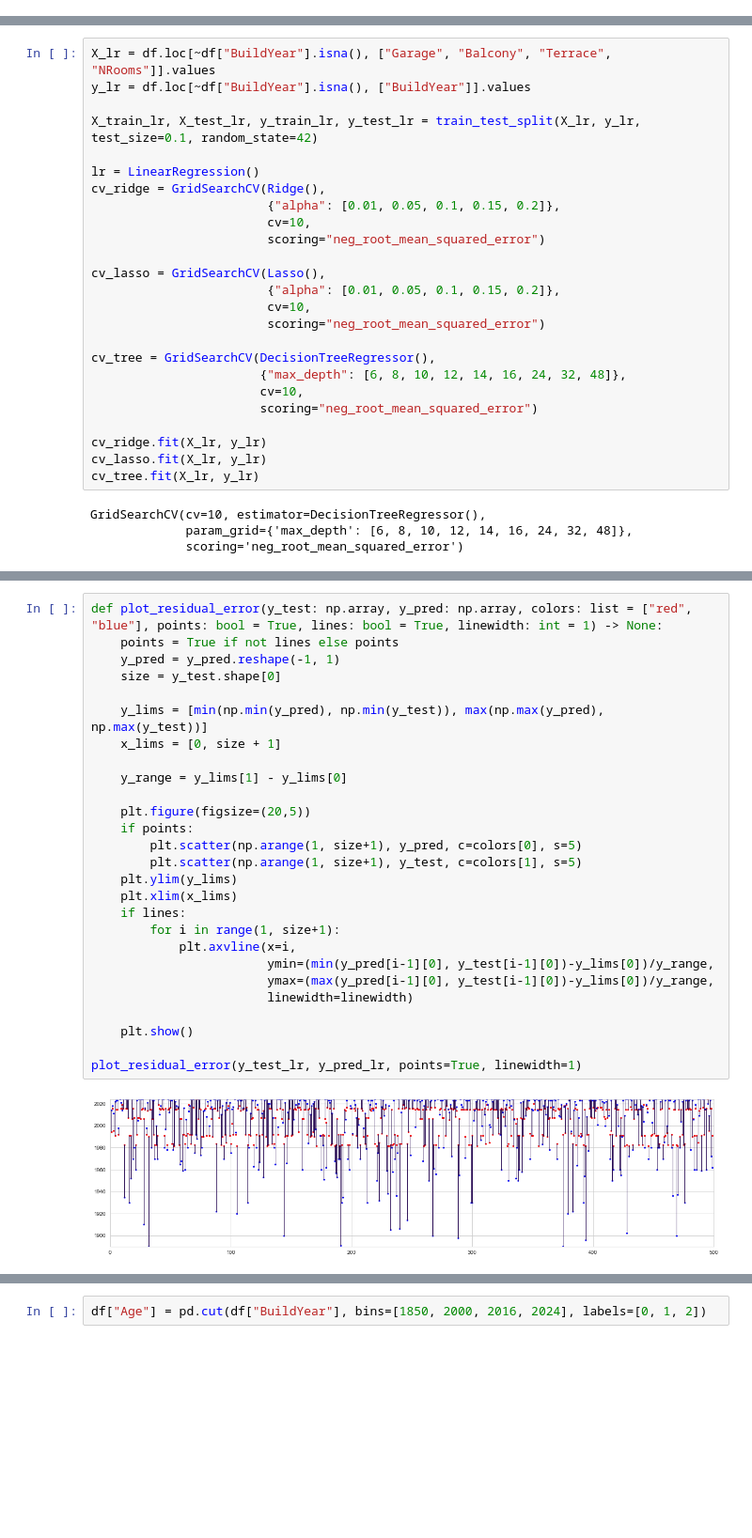
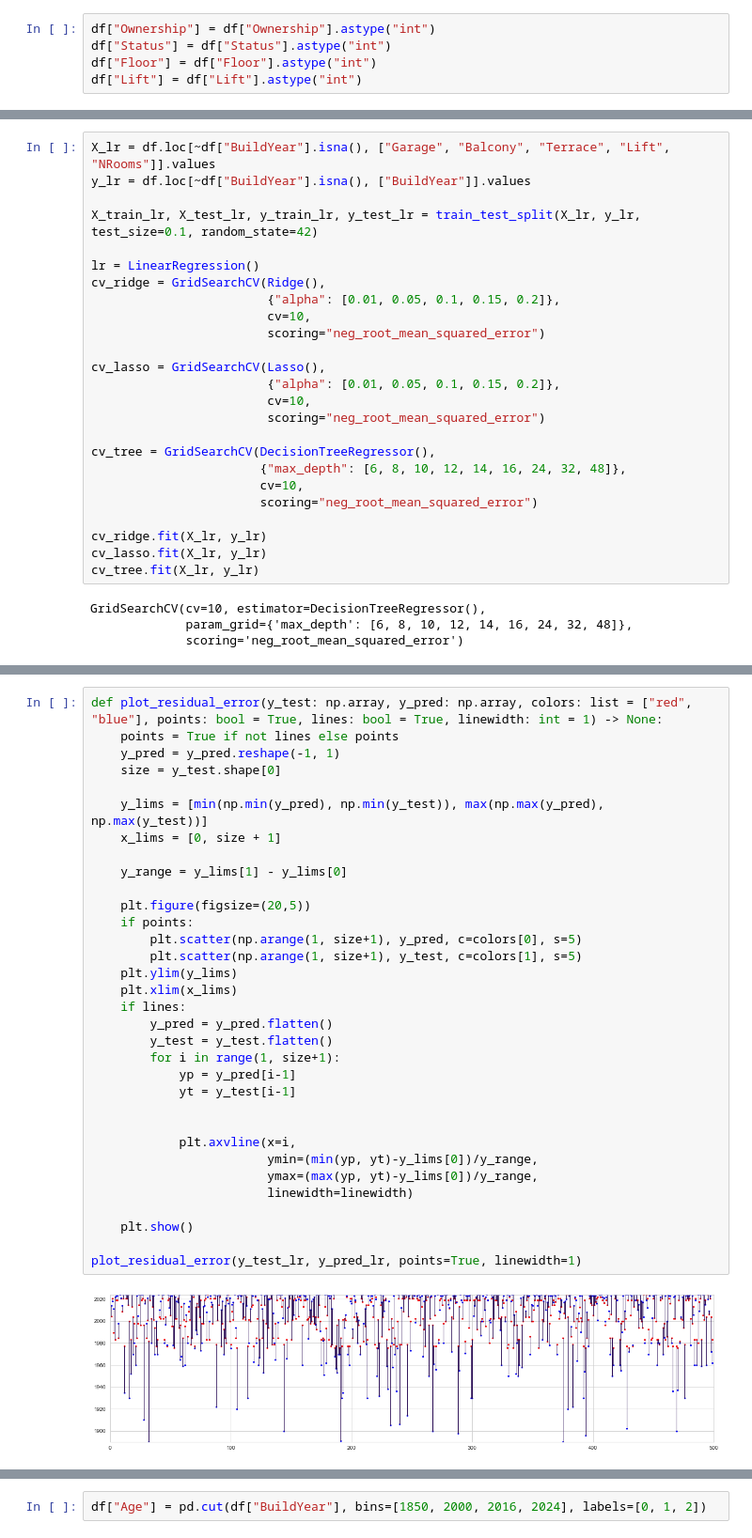
Before and after one commit to milonpabis/price-predictor-poland2024, a Jupyter notebook: krakow-exclusive-analysis.ipynb, the cells around one changed output, grey strips where cells are left out. Shown at 94% size. Saved outputs shown, nothing was run; the diff lists cells and outputs as text; blank space fills up the shorter version.

```diff
--- a/krakow-exclusive-analysis.ipynb
+++ b/krakow-exclusive-analysis.ipynb
@@ -207,6 +213,11 @@ sns.boxplot(data=df, x="NRooms", y="Area", ax=axes[1])
 plt.show()
 # %% [output]
 [figure]
+# %%
+df["Ownership"] = df["Ownership"].astype("int")
+df["Status"] = df["Status"].astype("int")
+df["Floor"] = df["Floor"].astype("int")
+df["Lift"] = df["Lift"].astype("int")
 # %%
 plt.figure(figsize=(15,10))
 df["Garage"] = df["Garage"].astype("int")
@@ -256,7 +268,7 @@ I am going to use:
 
  ---
 # %%
-X_lr = df.loc[~df["BuildYear"].isna(), ["Garage", "Balcony", "Terrace", "NRooms"]].values
+X_lr = df.loc[~df["BuildYear"].isna(), ["Garage", "Balcony", "Terrace", "Lift", "NRooms"]].values
 y_lr = df.loc[~df["BuildYear"].isna(), ["BuildYear"]].values
 
 X_train_lr, X_test_lr, y_train_lr, y_test_lr = train_test_split(X_lr, y_lr, test_size=0.1, random_state=42)
@@ -336,32 +348,38 @@ mean_absolute_error(y_test_lr, y_pred_tree)
 # %%
 def plot_residual_error(y_test: np.array, y_pred: np.array, colors: list = ["red", "blue"], points: bool = True, lines: bool = True, linewidth: int = 1) -> None:
     points = True if not lines else points
     y_pred = y_pred.reshape(-1, 1)
     size = y_test.shape[0]
 
     y_lims = [min(np.min(y_pred), np.min(y_test)), max(np.max(y_pred), np.max(y_test))]
     x_lims = [0, size + 1]
 
     y_range = y_lims[1] - y_lims[0]
 
     plt.figure(figsize=(20,5))
     if points:
         plt.scatter(np.arange(1, size+1), y_pred, c=colors[0], s=5)
         plt.scatter(np.arange(1, size+1), y_test, c=colors[1], s=5)
     plt.ylim(y_lims)
     plt.xlim(x_lims)
     if lines:
+        y_pred = y_pred.flatten()
+        y_test = y_test.flatten()
         for i in range(1, size+1):
+            yp = y_pred[i-1]
+            yt = y_test[i-1]
+
+
             plt.axvline(x=i,
-                        ymin=(min(y_pred[i-1][0], y_test[i-1][0])-y_lims[0])/y_range,
-                        ymax=(max(y_pred[i-1][0], y_test[i-1][0])-y_lims[0])/y_range,
+                        ymin=(min(yp, yt)-y_lims[0])/y_range,
+                        ymax=(max(yp, yt)-y_lims[0])/y_range,
                         linewidth=linewidth)
 
     plt.show()
 
 plot_residual_error(y_test_lr, y_pred_lr, points=True, linewidth=1)
 # %% [output]
-[figure, old version]
+[figure, new version]
 # %%
 plot_residual_error(y_test_lr, y_pred_tree)
 # %% [output]
```
Also changed, not shown: parts of 38 cells of this notebook.
